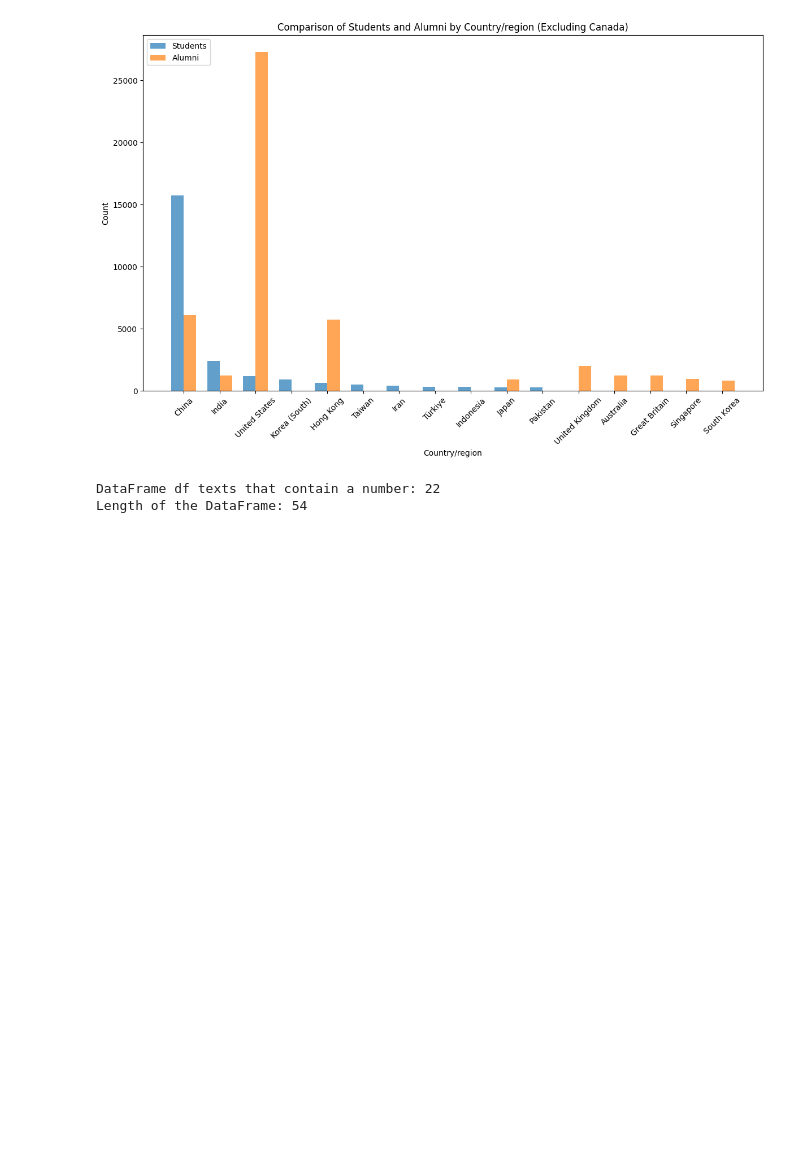
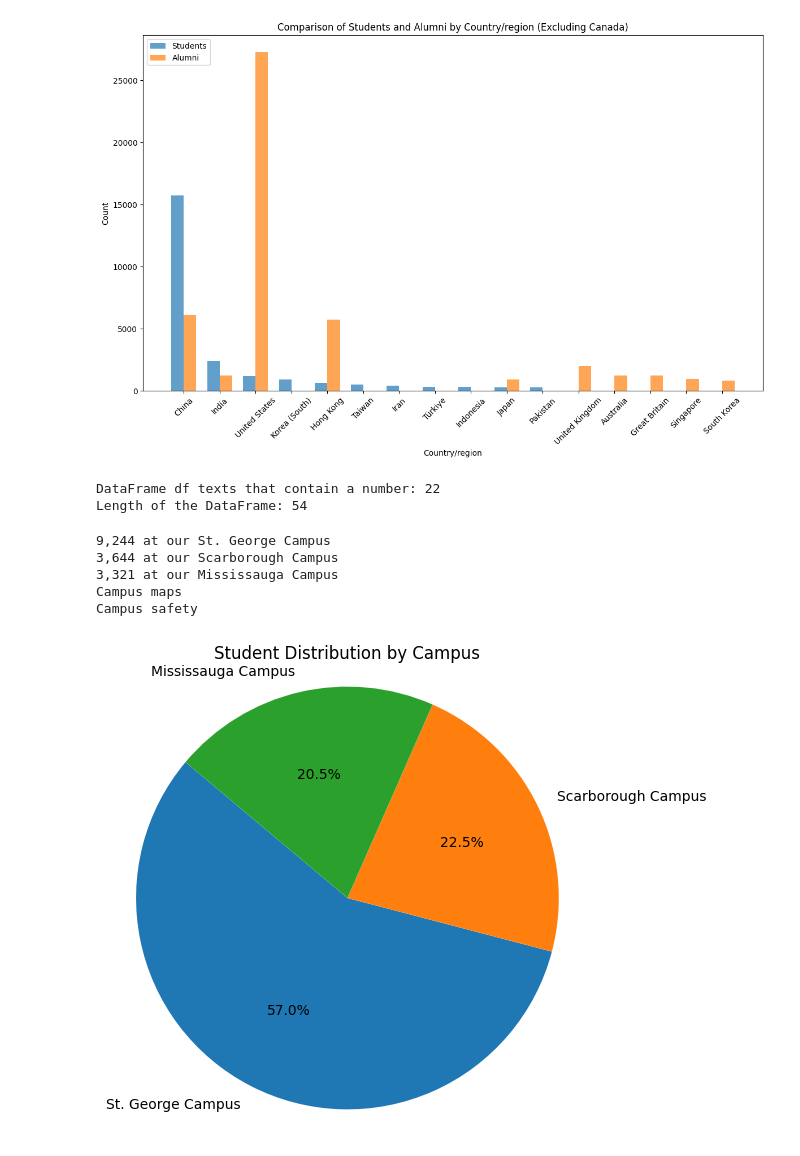
Before and after one commit to cotse900/cantek_py, a Jupyter notebook: uoft.ipynb, the cells around one changed output. Drawn from its saved outputs; the diff is of its cells as text; code cells hidden in the pictures; blank space fills up the shorter version.

Commit message:
added charts

```diff
--- a/uoft.ipynb
+++ b/uoft.ipynb
@@ -560,3 +560,35 @@ print("Length of the DataFrame:", len(df))
 # %% [output]
 DataFrame df texts that contain a number: 22
 Length of the DataFrame: 54
+# %%
+# List of elements containing "Campus"
+campus_elements = [element for element in points if "Campus" in element]
+
+# Print the filtered elements
+for campus_element in campus_elements:
+    print(campus_element)
+# %% [output]
+9,244 at our St. George Campus
+3,644 at our Scarborough Campus
+3,321 at our Mississauga Campus
+Campus maps
+Campus safety
+# %%
+
+
+# Data
+labels = ['St. George Campus', 'Scarborough Campus', 'Mississauga Campus']
+sizes = [9244, 3644, 3321]
+
+# Create a pie chart
+plt.figure(figsize=(6, 6))
+plt.pie(sizes, labels=labels, autopct='%1.1f%%', startangle=140)
+plt.axis('equal')  # Equal aspect ratio ensures that pie is drawn as a circle.
+
+# Add a title
+plt.title('Student Distribution by Campus')
+
+# Show the pie chart
+plt.show()
+# %% [output]
+[figure, added]
```
